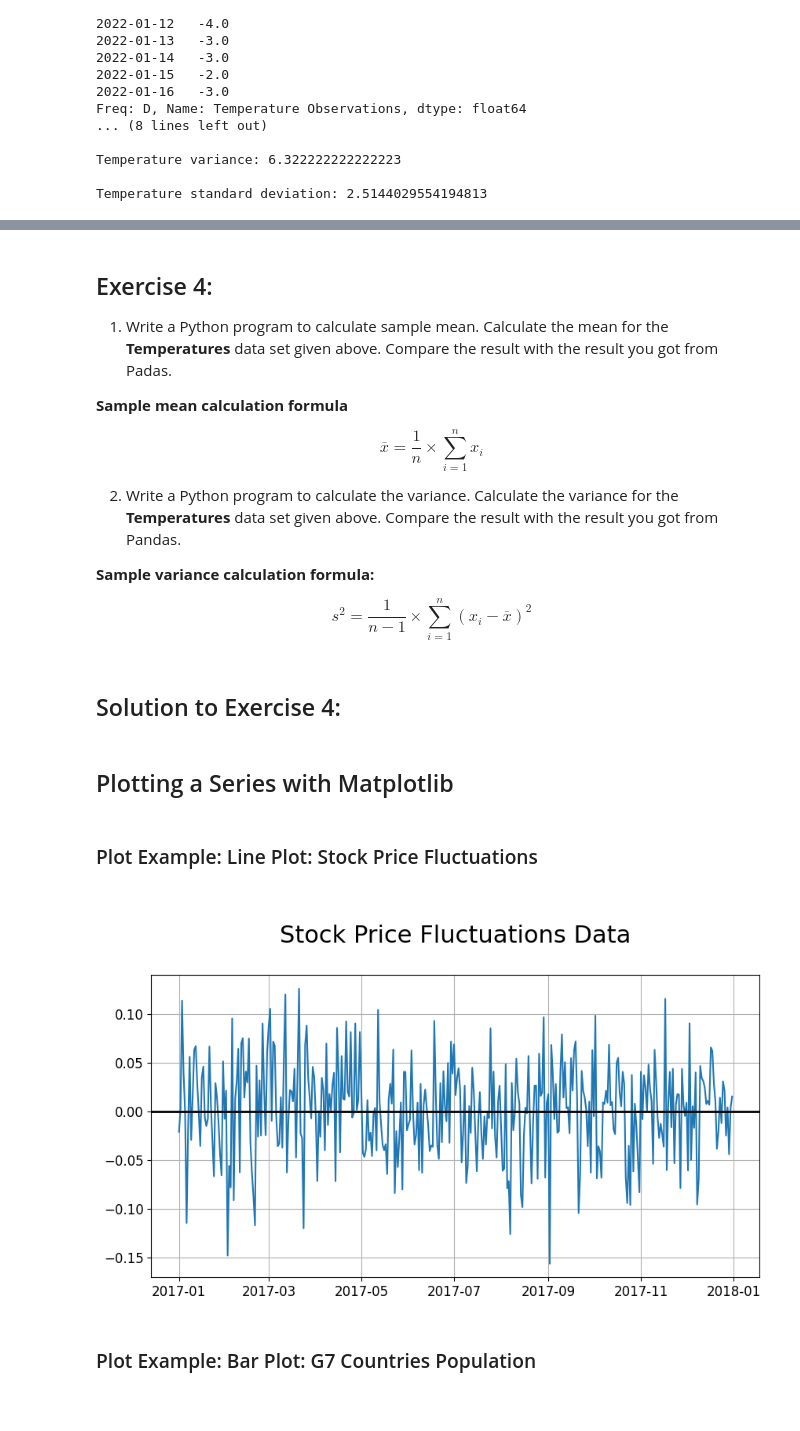
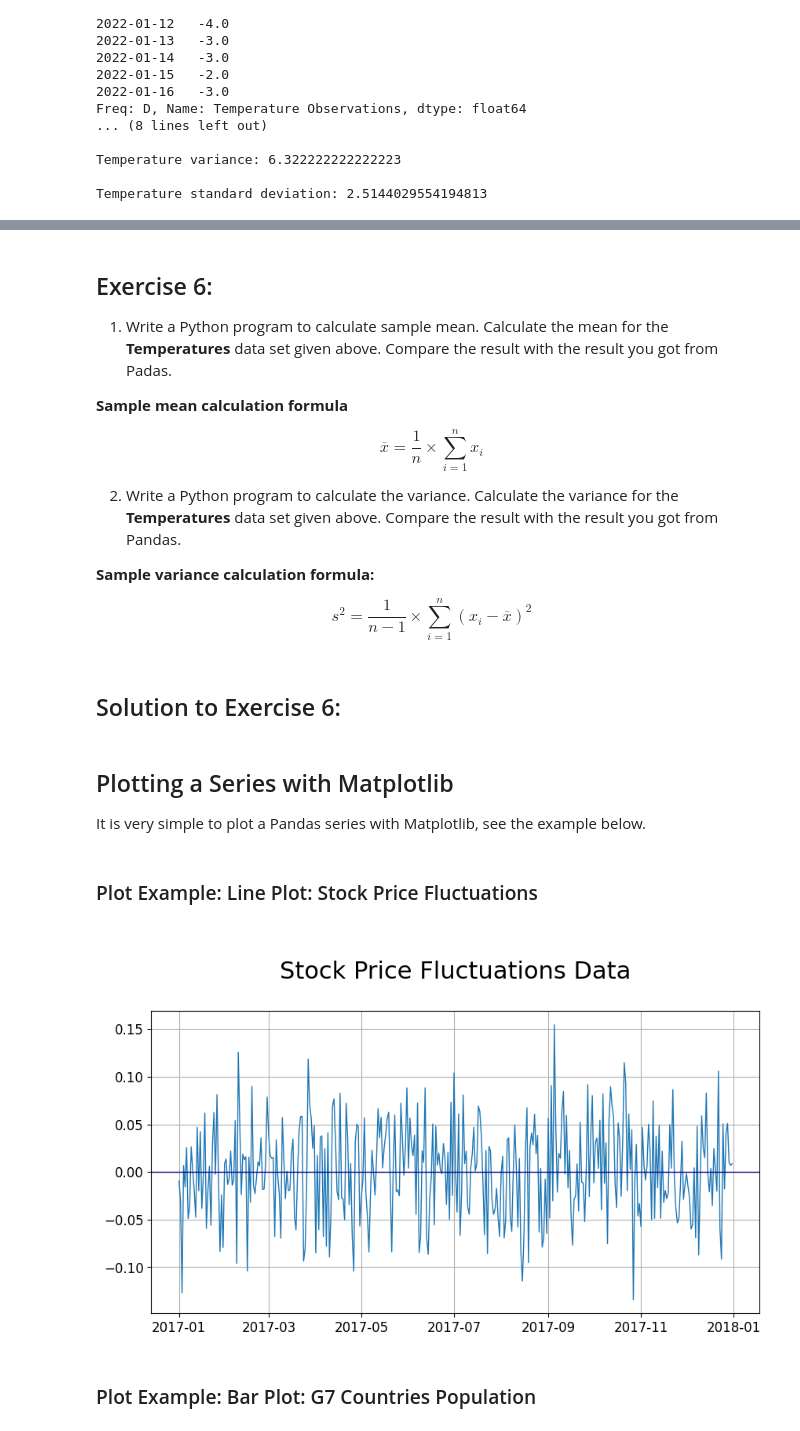
Before and after one commit to lajm-programming/data-analysis-2023, a Jupyter notebook: Pandas/01_Pandas_Series.ipynb, the cells around one changed output, grey strips where cells are left out. Cells and saved outputs as stored; diff of their text form; code cells hidden in the pictures.

Commit message:
Pandas: Pandas Series Notebook updated

```diff
--- a/Pandas/01_Pandas_Series.ipynb
+++ b/Pandas/01_Pandas_Series.ipynb
@@ -371,5 +421,5 @@ Temperature standard deviation: 2.5144029554194813
 # %% [markdown]
-## Exercise 4:
+## Exercise 6:
 
 1. Write a Python program to calculate sample mean. Calculate the mean for the **Temperatures** data set given above. Compare the result with the result you got from Padas.
 
@@ -385,50 +435,46 @@ $$\overline{x} = \frac{1}{n} \times \sum^{n}_{i=1} x_i$$
 
 $$s^2 = \frac{1}{n-1} \times \sum^{n}_{i=1} (x_i - \overline{x})^2$$
 # %% [markdown]
-## Solution to Exercise 4:
+## Solution to Exercise 6:
 # %% [markdown]
 ## Plotting a Series with Matplotlib
+
+It is very simple to plot a Pandas series with Matplotlib, see the example below.
 # %% [markdown]
 ### Plot Example: Line Plot: Stock Price Fluctuations
 # %%
 import numpy as np
 from matplotlib import pyplot as plt
 
 # Let's generate a time series
 
 ndays = 365
 
 stock_price_fluctuations = 0.05 * pd.Series(np.random.randn(ndays),
                index=pd.date_range("2017-01-01", periods=ndays),
                name="Stock Price Fluctuations")
 
-y_axis = pd.Series(np.zeros(ndays),
-               index=pd.date_range("2017-01-01", periods=ndays),
-               )
-
-
-
 # Plot
 plt.figure(figsize=(10, 5))
-plt.plot(stock_price_fluctuations)
+plt.plot(stock_price_fluctuations, lw=1)
 
 # Add horizontal X-axis
-plt.axhline(y=0, linewidth=2, label= 'y=0', color="black")
+plt.axhline(y=0, linewidth=2, label= 'y=0', color="navy", lw=1)
 
 # Add plot title
 plt.title("\nStock Price Fluctuations Data\n", fontsize=22)
 
 # Update ticks fontsize
 plt.xticks(fontsize=12)
 plt.yticks(fontsize=12)
 
 # Add plot grid
 plt.grid()
 
 # Display plot
 plt.show()
 # %% [output]
-[figure, old version]
+[figure, new version]
 # %% [markdown]
 ### Plot Example: Bar Plot: G7 Countries Population
 # %%
```
Also changed, not shown: parts of 19 cells of this notebook.
